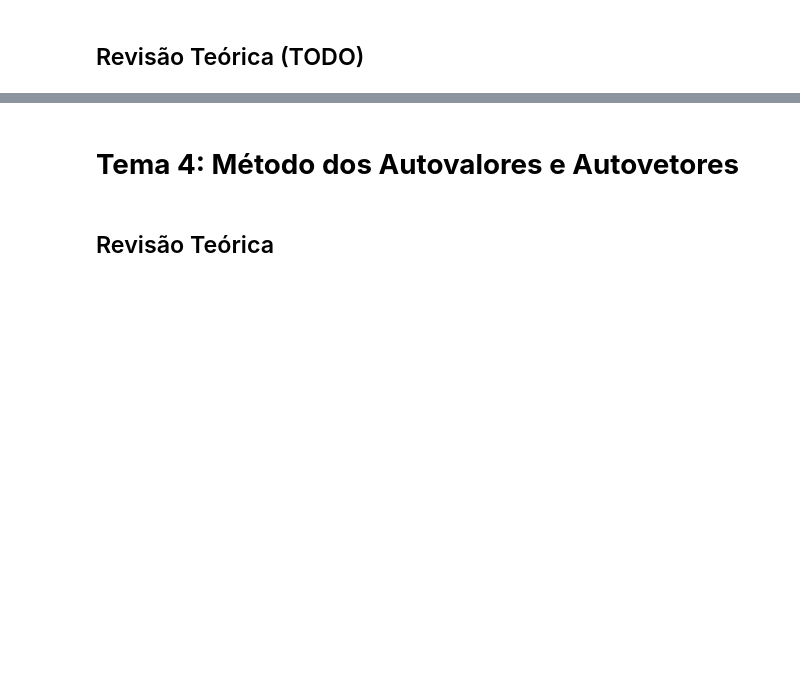
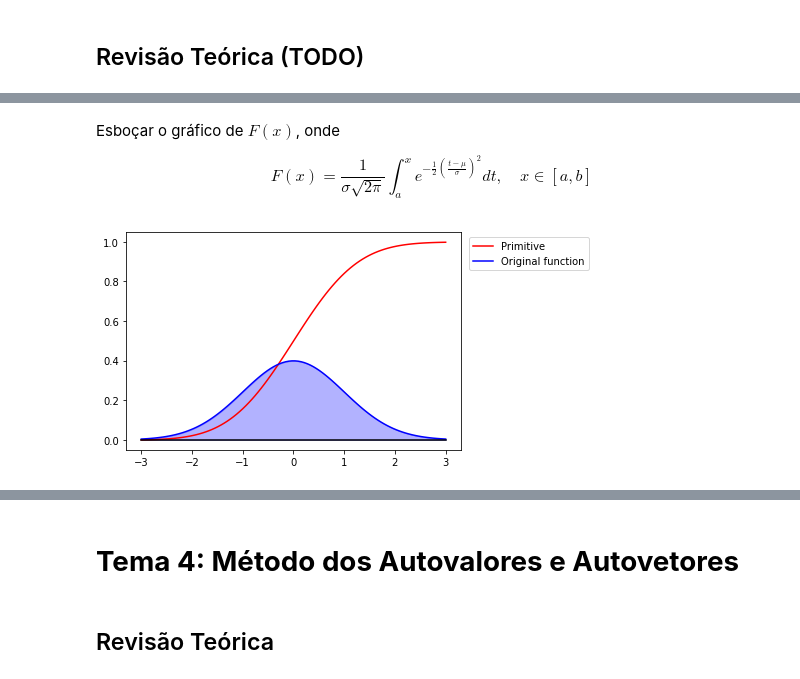
Before and after one commit to Vernalhav/numerical_analysis, a Jupyter notebook: numerico_aplicacoes.ipynb, the cells around one changed output, grey strips where cells are left out. Cells and saved outputs as stored; diff of their text form; code cells hidden in the pictures; blank space fills up the shorter version.

```diff
--- a/numerico_aplicacoes.ipynb
+++ b/numerico_aplicacoes.ipynb
@@ -755,0 +909,36 @@ An approximation for f(0.5) is 0.50
+# %%
+def normal(mu, sigma):
+    def f(x):
+        return np.exp(-1/2*(((x-mu)/sigma)**2))/(sigma*np.sqrt(2*np.pi))
+    return f
+
+def exponential(lambd):
+    def f(x):
+        return lambd*np.exp(-lambd*x)
+    return f
+
+def cos():
+    def f(x):
+        return np.cos(x)
+    return f
+
+def harmonic():
+    def f(x):
+        return 1/x
+    return f
+
+def gamma_dist(alpha, beta):
+    gamma_integral = integrate(lambda t: np.exp(-t)*t**(alpha-1), 0, 1000, 10000)
+    def f(x):
+        return x**(alpha-1)*np.exp(-x/beta)/(gamma_integral*(beta**alpha))
+    return f
+# %% [markdown]
+Esboçar o gráfico de $F(x)$, onde
+
+$$F(x) = \frac{1}{\sigma\sqrt{2\pi}}\int_{a}^{x}{e^{-\frac{1}{2}(\frac{t-\mu}{\sigma})^2}}dt, \quad x \in [a, b] $$
+# %%
+a, b = (-3, 3)
+f = normal(mu=0, sigma=1)
+visualize_integral(f, a, b, n_samples=100)
+# %% [output]
+[figure, added]
```
Also changed, not shown: parts of 24 cells of this notebook.
